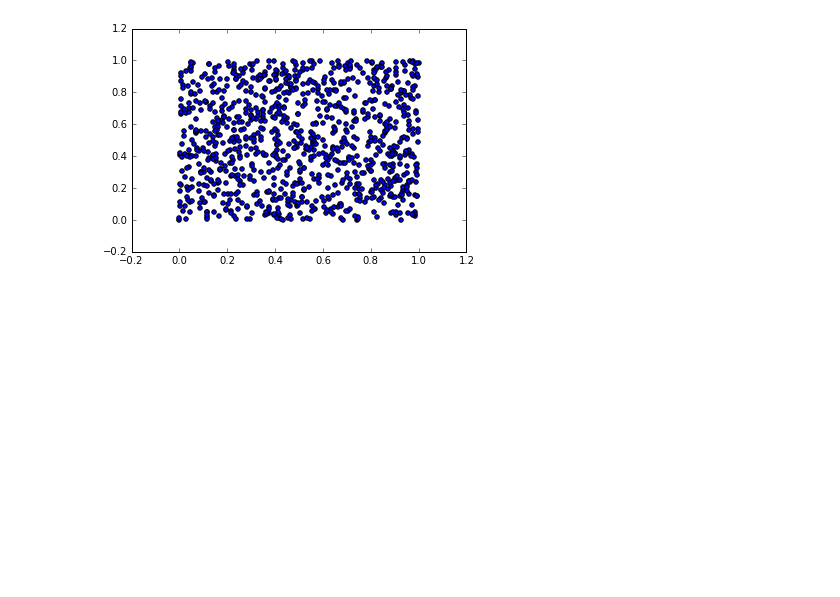
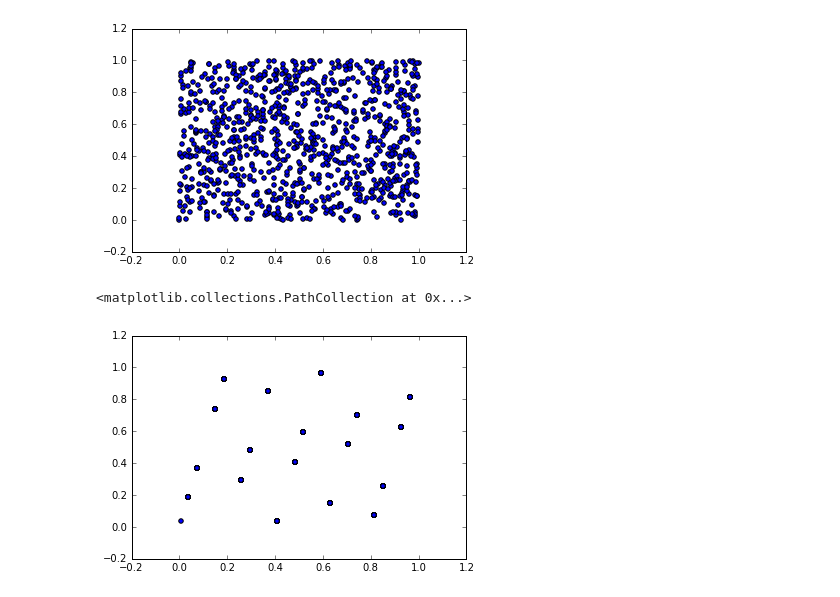
Before and after one commit to fremorie/mipt, a Jupyter notebook: pseudo_random.ipynb, the cells around one changed output. Cells and saved outputs as stored; diff of their text form; code cells hidden in the pictures; blank space fills up the shorter version.

```diff
--- a/pseudo_random.ipynb
+++ b/pseudo_random.ipynb
@@ -80,3 +80,11 @@ plt.scatter(great_random[:-1], great_random[1:])
 [figure]
 # %%
 ## Well, beta doesn't matter very much.
+# %%
+# beta = 0, mu = 10
+
+random = pseudorandom(z0 = 0.2, mu = 5, p = 27, beta = 0, number_of_numbers = 1000)
+plt.scatter(random[:-1], random[1:])
+# %% [output]
+<matplotlib.collections.PathCollection at 0x...>
+[figure, added]
```
Also changed, not shown: 1 other file.
